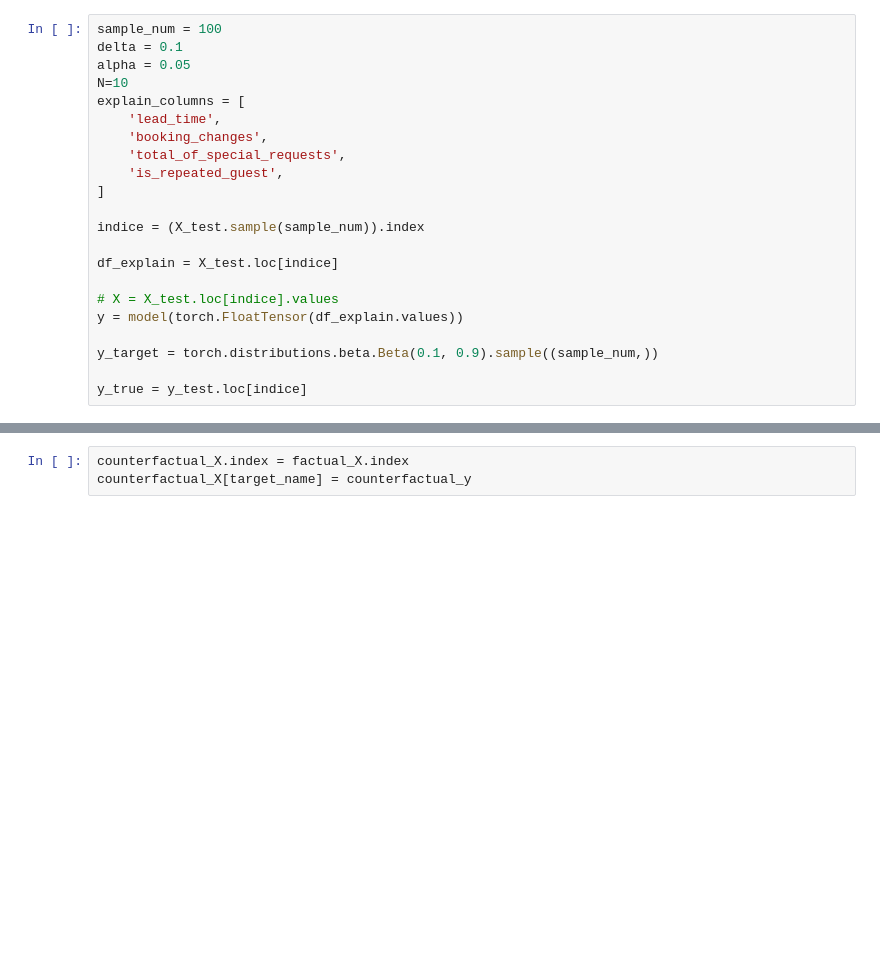
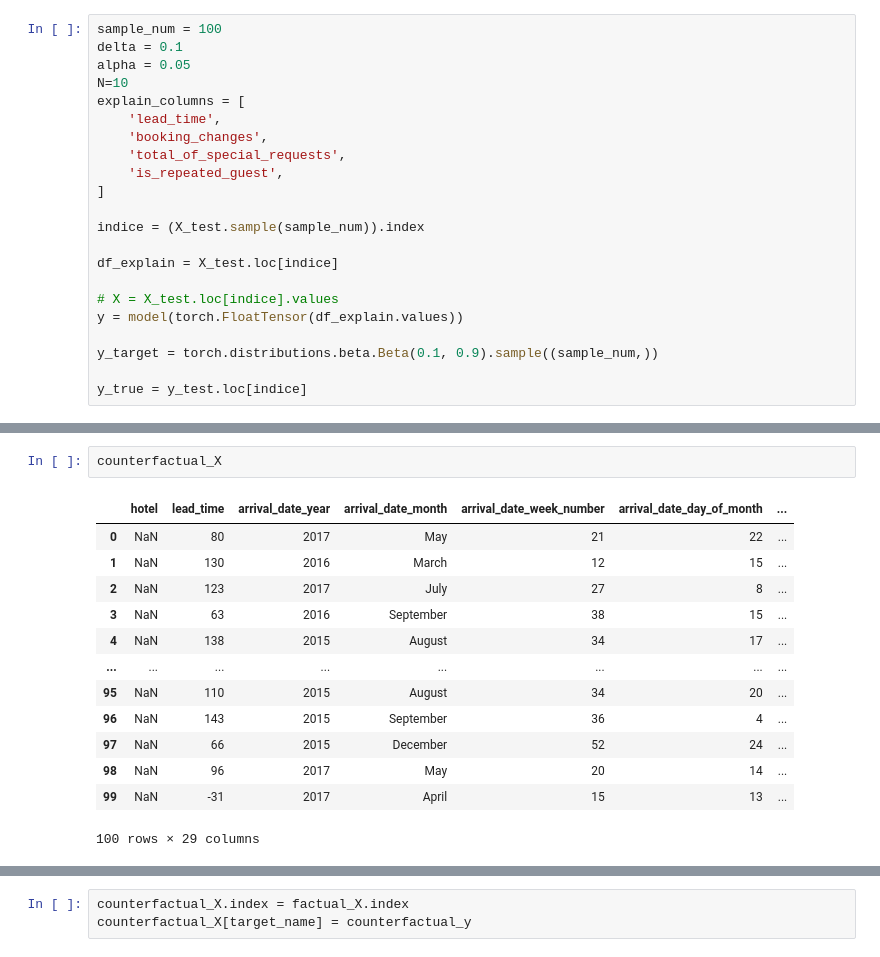
Before and after one commit to youlei202/distributional-counterfactual-explanation, a Jupyter notebook: hotel_booking.ipynb, the cells around one changed output, grey strips where cells are left out. Drawn from its saved outputs; the diff is of its cells as text; blank space fills up the shorter version.

```diff
--- a/hotel_booking.ipynb
+++ b/hotel_booking.ipynb
@@ -260,3 +250,19 @@ DEBUG:root:test
+# %%
+counterfactual_X
+# %% [output]
+|  | hotel | lead_time | arrival_date_year | arrival_date_month | arrival_date_week_number | arrival_date_day_of_month | ... |
+| 0 | NaN | 80 | 2017 | May | 21 | 22 | ... |
+| 1 | NaN | 130 | 2016 | March | 12 | 15 | ... |
+| 2 | NaN | 123 | 2017 | July | 27 | 8 | ... |
+| 3 | NaN | 63 | 2016 | September | 38 | 15 | ... |
+| 4 | NaN | 138 | 2015 | August | 34 | 17 | ... |
+| ... | ... | ... | ... | ... | ... | ... | ... |
+| 95 | NaN | 110 | 2015 | August | 34 | 20 | ... |
+| 96 | NaN | 143 | 2015 | September | 36 | 4 | ... |
+| 97 | NaN | 66 | 2015 | December | 52 | 24 | ... |
+| 98 | NaN | 96 | 2017 | May | 20 | 14 | ... |
+| 99 | NaN | -31 | 2017 | April | 15 | 13 | ... |
+100 rows × 29 columns
 # %%
 pd.DataFrame({
     'factual_y': factual_y[target_name].values,
```
Also changed, not shown: parts of 19 cells of this notebook, 1 other file.
